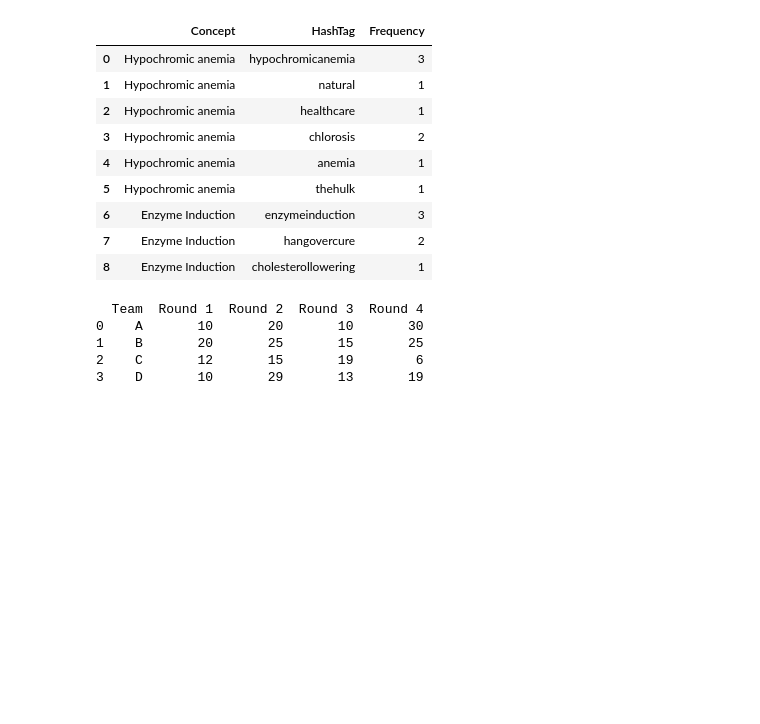
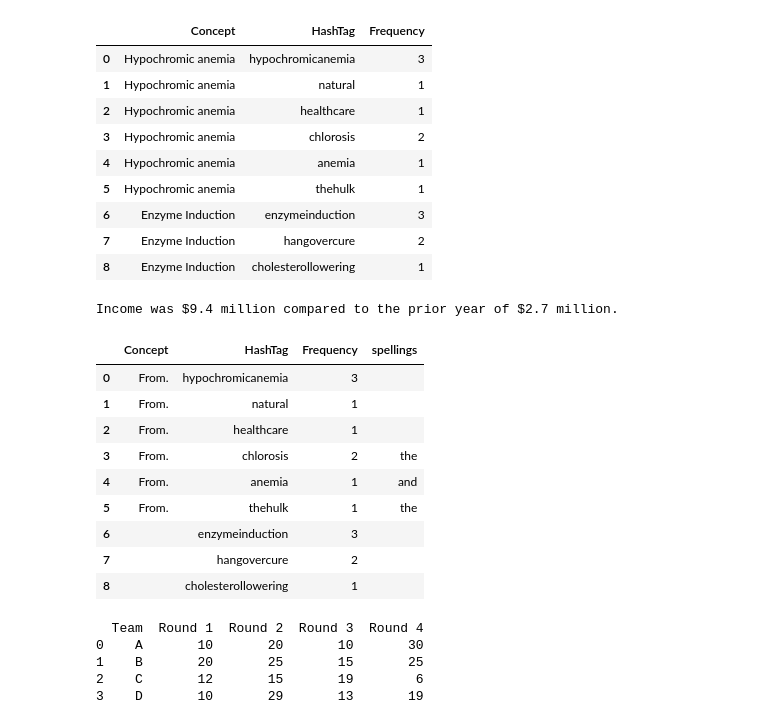
Before and after one commit to Nagmashaik123/MedConcepts, a Jupyter notebook: ConceptHashTagFreqCount.ipynb, the cells around one changed output. Saved outputs shown, nothing was run; the diff lists cells and outputs as text; code cells hidden in the pictures; blank space fills up the shorter version.

```diff
--- a/ConceptHashTagFreqCount.ipynb
+++ b/ConceptHashTagFreqCount.ipynb
@@ -19,3 +81,10 @@ with open("testJson.json", "w") as outfile:
+# %%
+import spacy
+import contextualSpellCheck
+
+nlp = spacy.load('en_core_web_sm')
+contextualSpellCheck.add_to_pipe(nlp)
+ #Income was $9.4 million compared to the prior year of $2.7 million.
 # %%
 import json
 import csv
@@ -94,6 +164,23 @@ df
 | 6 | Enzyme Induction | enzymeinduction | 3 |
 | 7 | Enzyme Induction | hangovercure | 2 |
 | 8 | Enzyme Induction | cholesterollowering | 1 |
+# %%
+doc = nlp('Income was $9.4 milion compared to the prior year of $2.7 milion.')
+print(doc._.outcome_spellCheck)
+df["spellings"] = df["HashTag"].apply(lambda x: (nlp(x)._.outcome_spellCheck))
+df
+# %% [output]
+Income was $9.4 million compared to the prior year of $2.7 million.
+|  | Concept | HashTag | Frequency | spellings |
+| 0 | From. | hypochromicanemia | 3 |  |
+| 1 | From. | natural | 1 |  |
+| 2 | From. | healthcare | 1 |  |
+| 3 | From. | chlorosis | 2 | the |
+| 4 | From. | anemia | 1 | and |
+| 5 | From. | thehulk | 1 | the |
+| 6 |  | enzymeinduction | 3 |  |
+| 7 |  | hangovercure | 2 |  |
+| 8 |  | cholesterollowering | 1 |  |
 # %%
 # importing package
 import matplotlib.pyplot as plt
```
Also changed, not shown: parts of 4 cells of this notebook.
